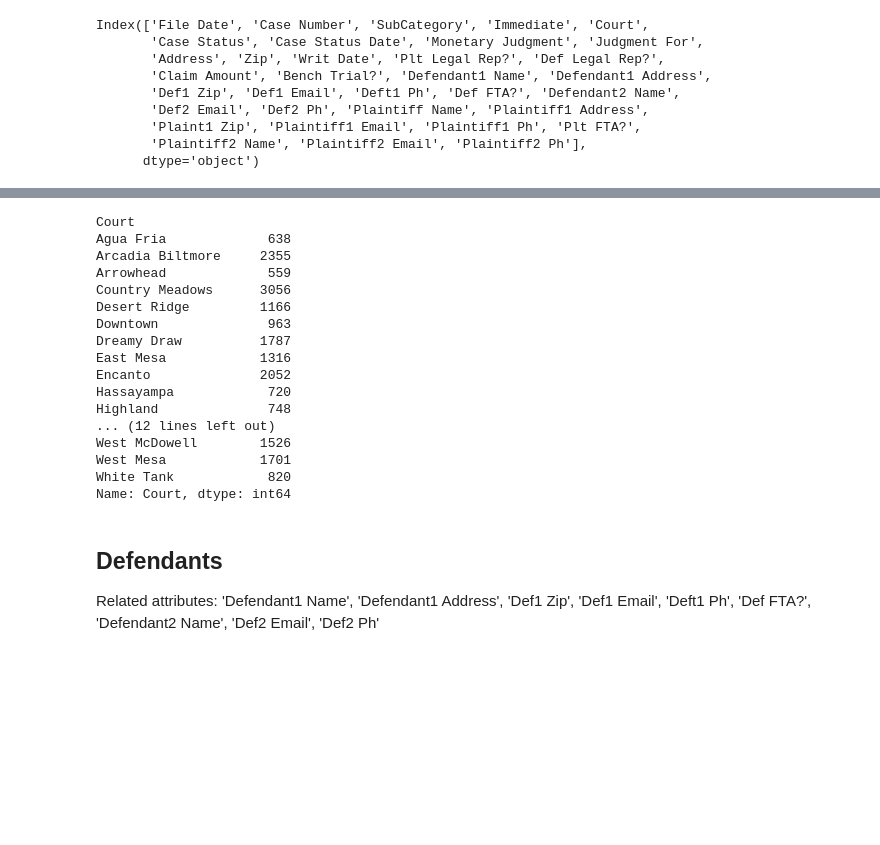
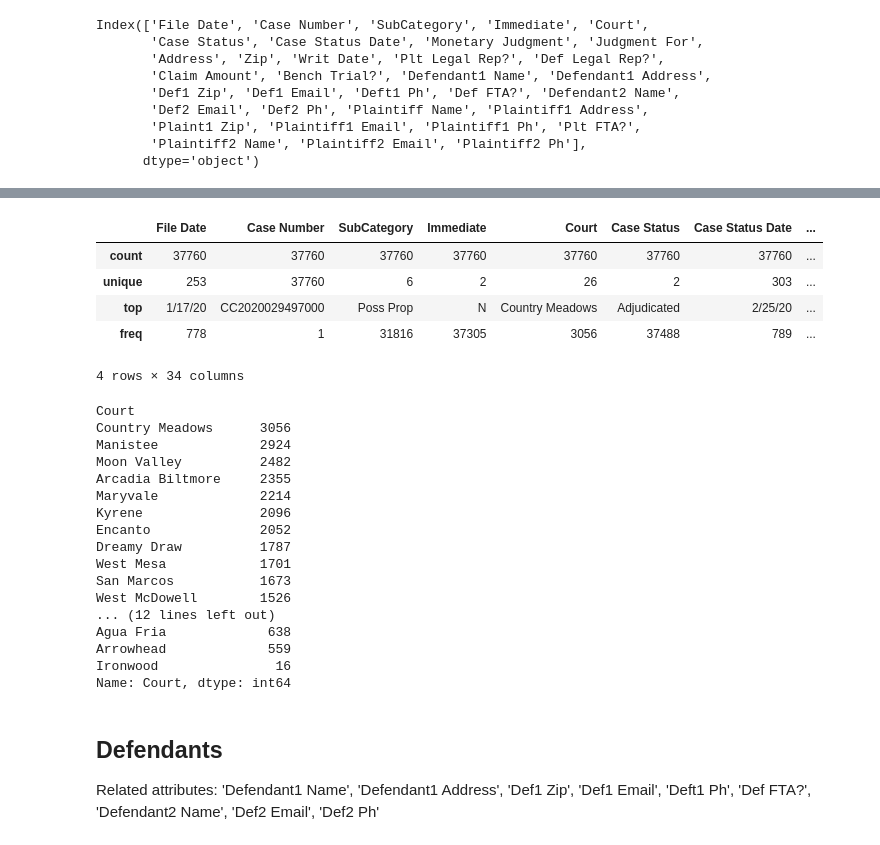
Before and after one commit to usc-isi-i2/pper-criminal-justice, a Jupyter notebook: criminal justice datasets analysis.ipynb, the cells around one changed output, grey strips where cells are left out. Drawn from its saved outputs; the diff is of its cells as text; code cells hidden in the pictures; blank space fills up the shorter version.

```diff
--- a/criminal justice datasets analysis.ipynb
+++ b/criminal justice datasets analysis.ipynb
@@ -55,22 +71,31 @@ Index(['File Date', 'Case Number', 'SubCategory', 'Immediate', 'Court',
+# %%
+df_2020.describe()
+# %% [output]
+|  | File Date | Case Number | SubCategory | Immediate | Court | Case Status | Case Status Date | ... |
+| count | 37760 | 37760 | 37760 | 37760 | 37760 | 37760 | 37760 | ... |
+| unique | 253 | 37760 | 6 | 2 | 26 | 2 | 303 | ... |
+| top | 1/17/20 | CC2020029497000 | Poss Prop | N | Country Meadows | Adjudicated | 2/25/20 | ... |
+| freq | 778 | 1 | 31816 | 37305 | 3056 | 37488 | 789 | ... |
+4 rows × 34 columns
 # %%
-df_2020.groupby(['Court'])['Court'].count()
+df_2020.groupby(['Court'])['Court'].count().sort_values(ascending=False)
 # %% [output]
 Court
+Country Meadows      3056
+Manistee             2924
+Moon Valley          2482
+Arcadia Biltmore     2355
+Maryvale             2214
+Kyrene               2096
+Encanto              2052
+Dreamy Draw          1787
+West Mesa            1701
+San Marcos           1673
+West McDowell        1526
+... (12 lines left out)
 Agua Fria             638
-Arcadia Biltmore     2355
 Arrowhead             559
-Country Meadows      3056
-Desert Ridge         1166
-Downtown              963
-Dreamy Draw          1787
-East Mesa            1316
-Encanto              2052
-Hassayampa            720
-Highland              748
-... (12 lines left out)
-West McDowell        1526
-West Mesa            1701
-White Tank            820
+Ironwood               16
 Name: Court, dtype: int64
 # %% [markdown]
 ## Defendants
```
Also changed, not shown: parts of 28 cells of this notebook.
